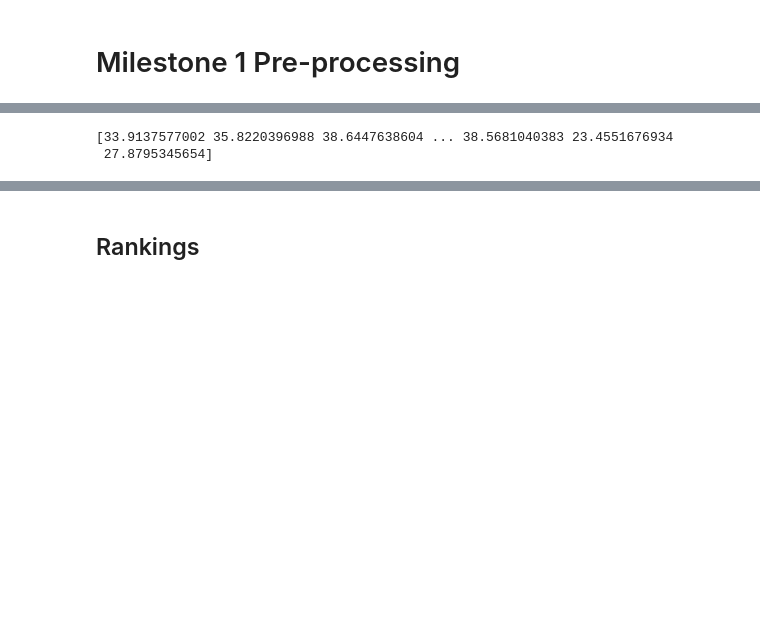
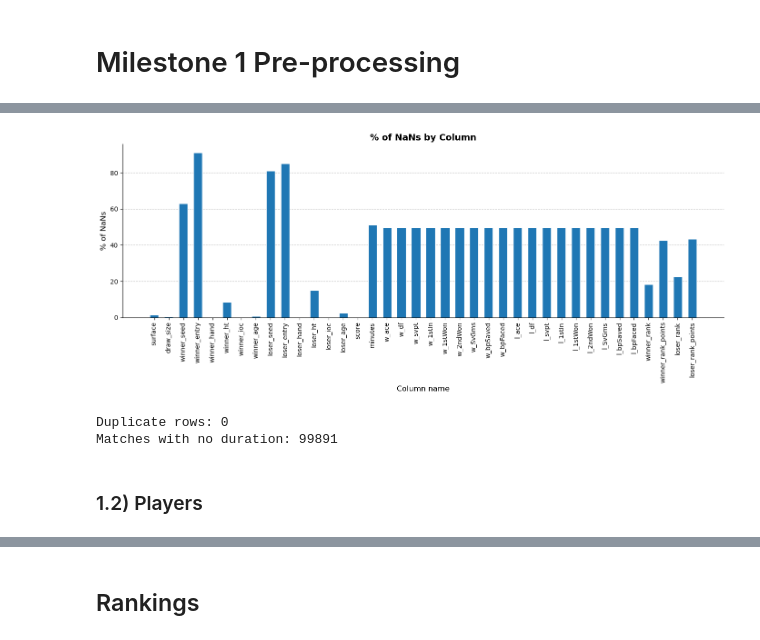
Before and after one commit to com-480-data-visualization/nadal-prime, a Jupyter notebook: M1_preprocessing.ipynb, the cells around one changed output, grey strips where cells are left out. Drawn from its saved outputs; the diff is of its cells as text; code cells hidden in the pictures; blank space fills up the shorter version.

```diff
--- a/M1_preprocessing.ipynb
+++ b/M1_preprocessing.ipynb
@@ -9,2 +10,28 @@ import datetime
 import matplotlib.cm as cm
 import seaborn as sns
+# %%
+def nan_percentage_plot(df):
+    df_missing_val = df.isnull().sum()[df.isnull().sum() > 0].reset_index(name='missing')
+    df_missing_val['percentage_missing'] = df_missing_val['missing'] / df.shape[0] *100
+
+    fig, ax = plt.subplots(figsize=(14, 6))
+
+    ax.bar(
+        df_missing_val['index'],
+        df_missing_val['percentage_missing'],
+        edgecolor='white',
+        linewidth=0.8,
+        width=0.6
+    )
+
+    ax.set_xlabel('Column name', fontsize=12)
+    ax.set_ylabel('% of NaNs', fontsize=12)
+    ax.set_title('% of NaNs by Column', fontsize=14, fontweight='bold')
+
+    ax.spines[['top', 'right']].set_visible(False)
+    ax.yaxis.grid(True, linestyle='--', alpha=0.7)
+    ax.set_axisbelow(True)
+
+    plt.xticks(rotation=90)
+    plt.tight_layout()
+    plt.show()
@@ -31,5 +52,11 @@ df.head()
-# %%
-print(df['surface'].unique()[23:])
-# %% [output]
-[33.9137577002 35.8220396988 38.6447638604 ... 38.5681040383 23.4551676934
- 27.8795345654]
+# %%
+nan_percentage_plot(df_atp_matches)
+# %% [output]
+[figure, added]
+# %%
+print(f"Duplicate rows: {df_atp_matches.duplicated().sum()}")
+# %% [output]
+Duplicate rows: 0
+Matches with no duration: 99891
+# %% [markdown]
+### 1.2) Players
```
Also changed, not shown: parts of 20 cells of this notebook.
